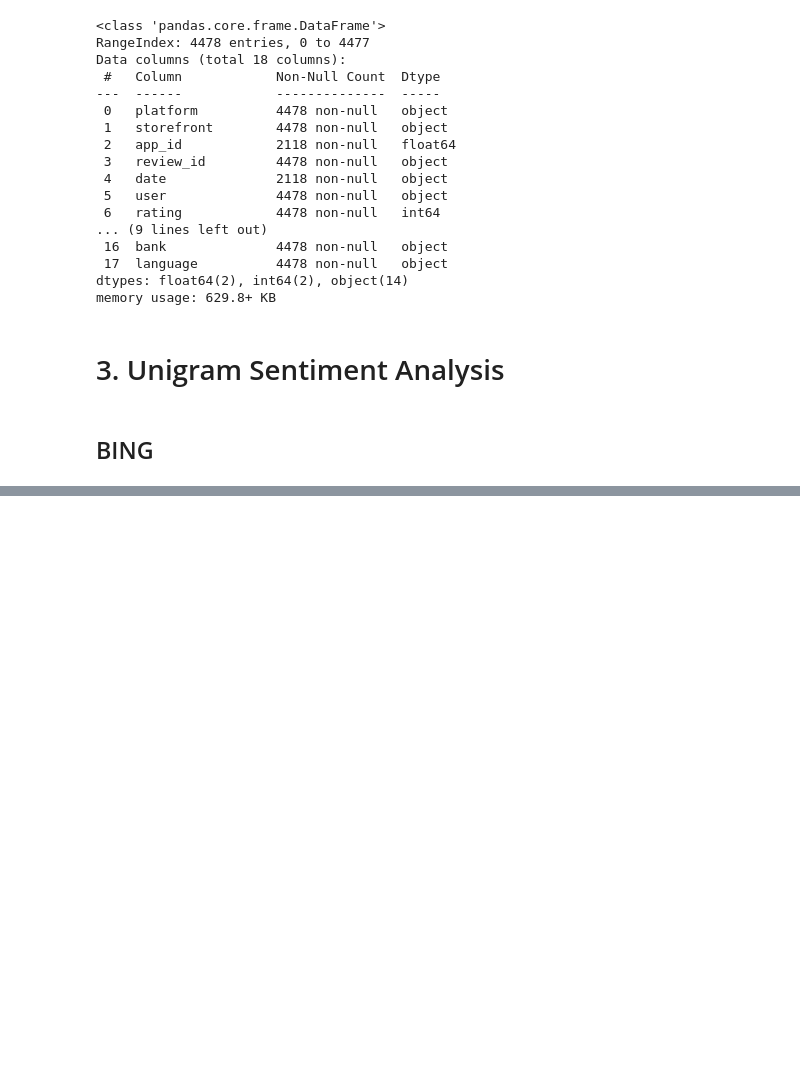
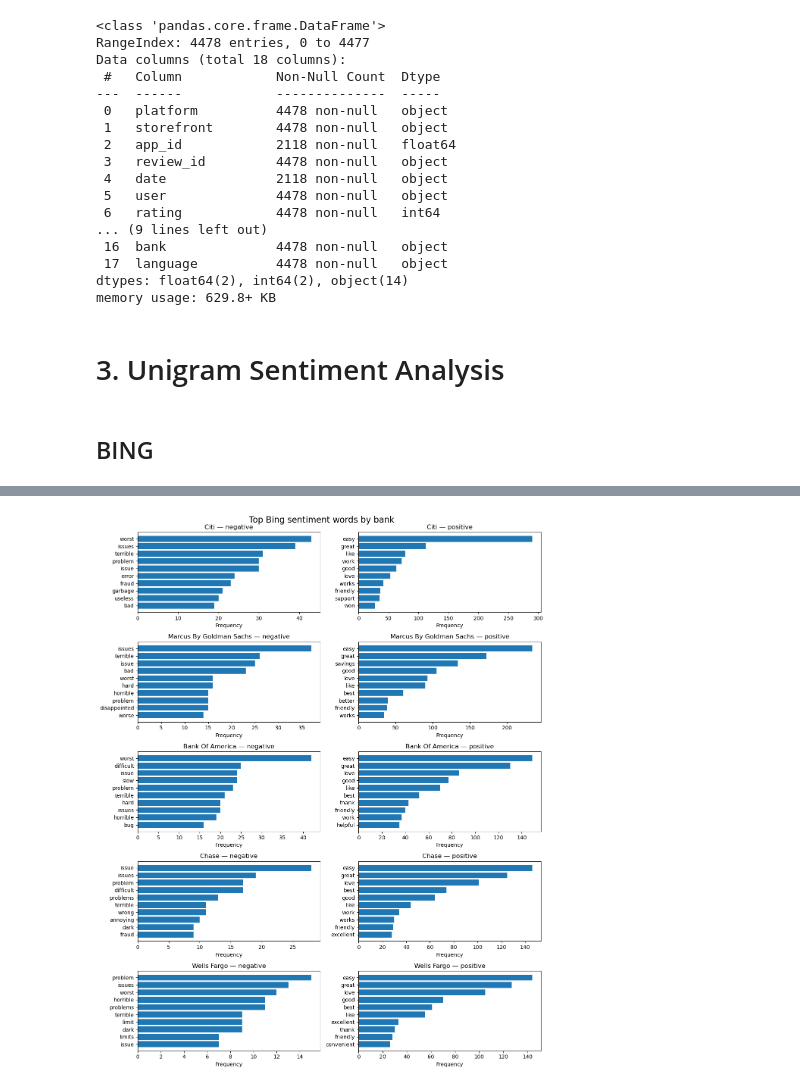
Before and after one commit to dpchi12/sentiment-analysis-for-banks-mobile-app-review, a Jupyter notebook: Model (new data)/new_data_sentiment_analysis.ipynb, the cells around one changed output, grey strips where cells are left out. Saved outputs shown, nothing was run; the diff lists cells and outputs as text; code cells hidden in the pictures; blank space fills up the shorter version.

```diff
--- a/Model (new data)/new_data_sentiment_analysis.ipynb
+++ b/Model (new data)/new_data_sentiment_analysis.ipynb
@@ -74,0 +295,13 @@ custom_stop_words = pd.concat(
+# %%
+bing_by_bank = (
+    bing_words
+    .groupby(["bank", "sentiment", "word"])
+    .size()
+    .reset_index(name="n")
+    .sort_values("n", ascending=False)
+    .groupby(["bank", "sentiment"], group_keys=False)
+    .head(10)
+    .reset_index(drop=True)
+)
+
+bing_by_bank.head()
@@ -74,0 +315,37 @@ custom_stop_words = pd.concat(
+# %%
+banks = bing_by_bank["bank"].drop_duplicates().tolist()
+sentiments = ["negative", "positive"]
+
+fig, axes = plt.subplots(
+    nrows=len(banks),
+    ncols=len(sentiments),
+    figsize=(12, 3 * len(banks)),
+    squeeze=False
+)
+
+for i, bank in enumerate(banks):
+    for j, sentiment in enumerate(sentiments):
+        ax = axes[i, j]
+
+        data = (
+            bing_by_bank[
+                (bing_by_bank["bank"] == bank) &
+                (bing_by_bank["sentiment"] == sentiment)
+            ]
+            .sort_values("n", ascending=True)
+        )
+
+        ax.barh(data["word"], data["n"])
+
+        ax.set_title(f"{bank} — {sentiment}")
+        ax.set_xlabel("Frequency")
+        ax.set_ylabel("")
+
+        if data.empty:
+            ax.axis("off")
+
+fig.suptitle("Top Bing sentiment words by bank", fontsize=16)
+plt.tight_layout()
+plt.show()
+# %% [output]
+[figure, added]
```
Also changed, not shown: parts of 53 cells of this notebook, 1 other file.
